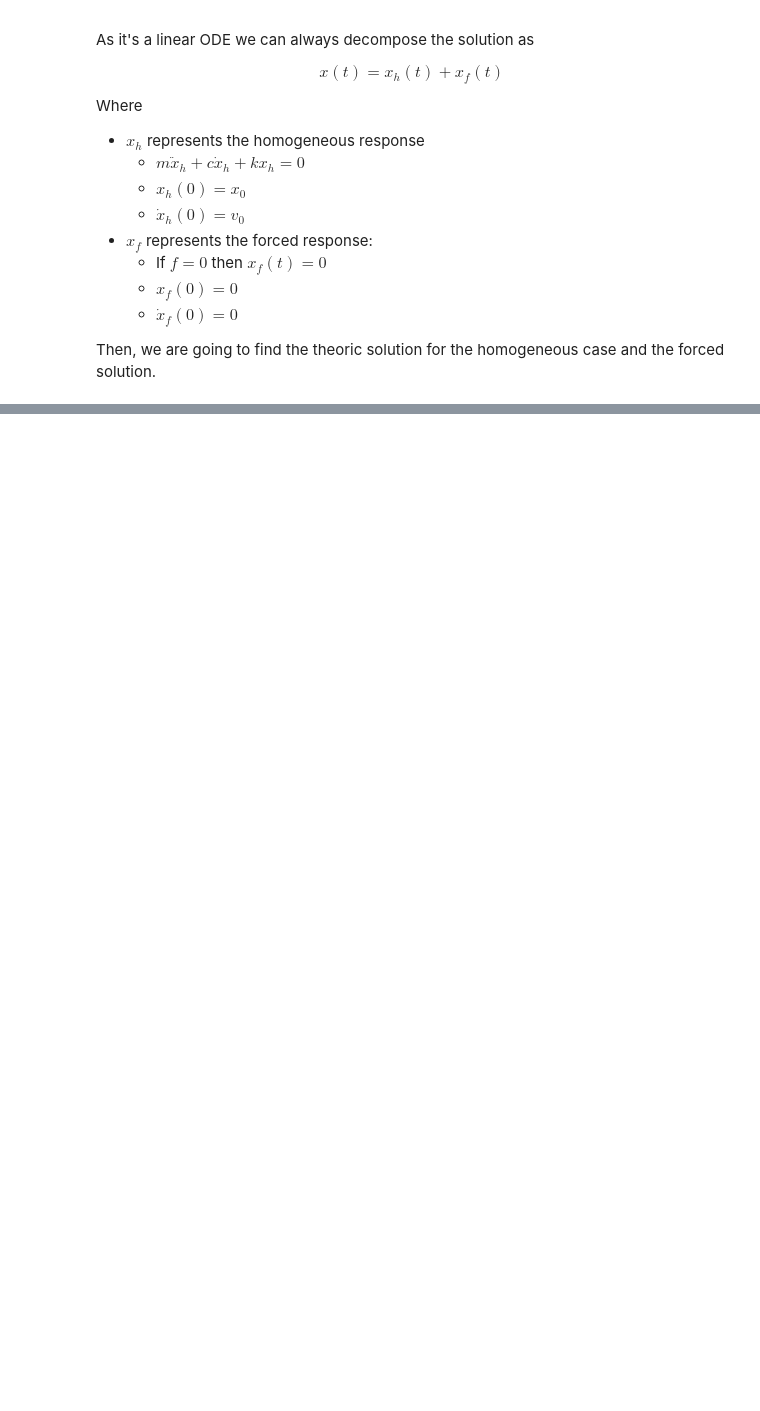
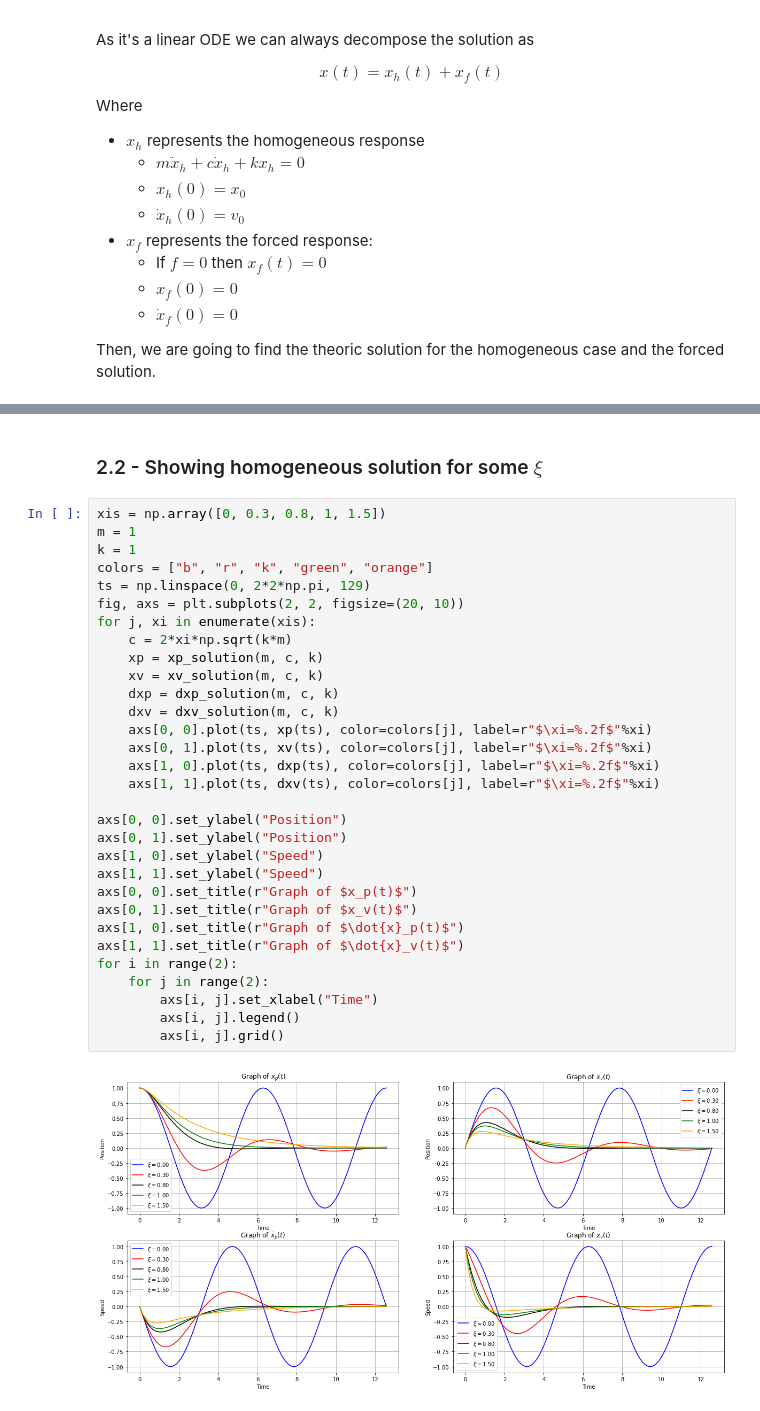
Before and after one commit to carlos-adir/UnB-Courses, a Jupyter notebook: vibracoes/ODE-numeric-solution.ipynb, the cells around one changed output, grey strips where cells are left out. Drawn from its saved outputs; the diff is of its cells as text; blank space fills up the shorter version.

Commit message:
Separate initial bases from the numerical solution

```diff
--- a/vibracoes/ODE-numeric-solution.ipynb
+++ b/vibracoes/ODE-numeric-solution.ipynb
@@ -117,0 +183,35 @@ This OD
+# %% [markdown]
+### 2.2 - Showing homogeneous solution for some $\xi$
+# %%
+xis = np.array([0, 0.3, 0.8, 1, 1.5])
+m = 1
+k = 1
+colors = ["b", "r", "k", "green", "orange"]
+ts = np.linspace(0, 2*2*np.pi, 129)
+fig, axs = plt.subplots(2, 2, figsize=(20, 10))
+for j, xi in enumerate(xis):
+    c = 2*xi*np.sqrt(k*m)
+    xp = xp_solution(m, c, k)
+    xv = xv_solution(m, c, k)
+    dxp = dxp_solution(m, c, k)
+    dxv = dxv_solution(m, c, k)
+    axs[0, 0].plot(ts, xp(ts), color=colors[j], label=r"$\xi=%.2f$"%xi)
+    axs[0, 1].plot(ts, xv(ts), color=colors[j], label=r"$\xi=%.2f$"%xi)
+    axs[1, 0].plot(ts, dxp(ts), color=colors[j], label=r"$\xi=%.2f$"%xi)
+    axs[1, 1].plot(ts, dxv(ts), color=colors[j], label=r"$\xi=%.2f$"%xi)
+
+axs[0, 0].set_ylabel("Position")
+axs[0, 1].set_ylabel("Position")
+axs[1, 0].set_ylabel("Speed")
+axs[1, 1].set_ylabel("Speed")
+axs[0, 0].set_title(r"Graph of $x_p(t)$")
+axs[0, 1].set_title(r"Graph of $x_v(t)$")
+axs[1, 0].set_title(r"Graph of $\dot{x}_p(t)$")
+axs[1, 1].set_title(r"Graph of $\dot{x}_v(t)$")
+for i in range(2):
+    for j in range(2):
+        axs[i, j].set_xlabel("Time")
+        axs[i, j].legend()
+        axs[i, j].grid()
+# %% [output]
+[figure, added]
```
Also changed, not shown: parts of 46 cells of this notebook, 3 other files.
